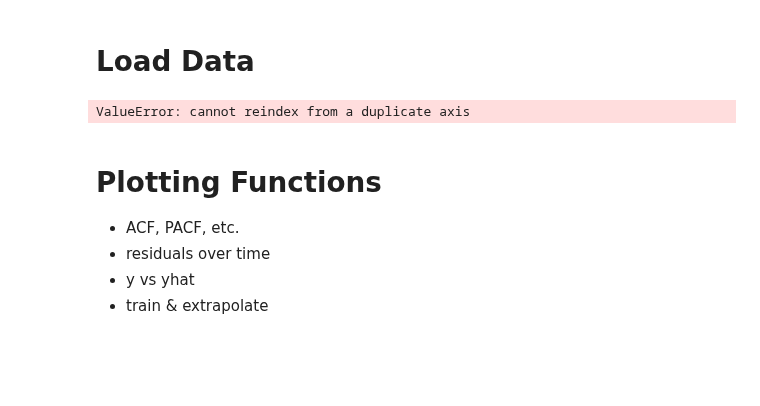
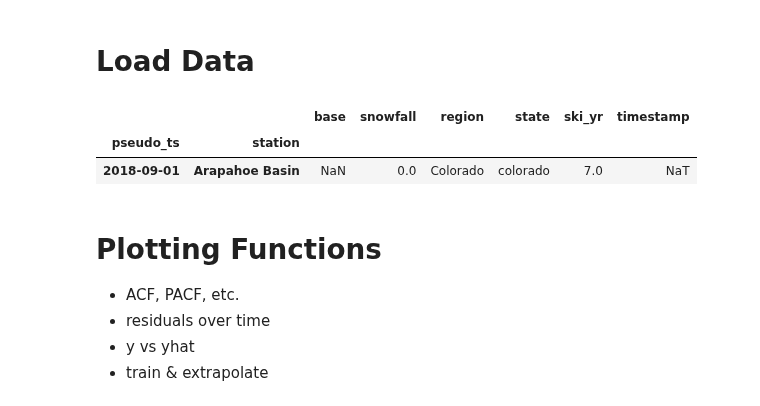
Before and after one commit to chrisoyer/ski-snow-modeling, a Jupyter notebook: src/analysis/snow_ts_analysis.ipynb, the cells around one changed output. Saved outputs shown, nothing was run; the diff lists cells and outputs as text; code cells hidden in the pictures; blank space fills up the shorter version.

```diff
--- a/src/analysis/snow_ts_analysis.ipynb
+++ b/src/analysis/snow_ts_analysis.ipynb
@@ -60,11 +58,3 @@ def resample_by_month(df, time_col):
                    f'{other_time_col}': 'first'})
             )
     return month
-# %%
-month_ts_df = (resample_by_month(long_series_df, 'pseudo_ts')
-               .reset_index(level='station'))
-month_ts_df = month_ts_df.asfreq('M')
-g = sns.lineplot(data=month_ts_df.reset_index(), x='pseudo_ts', y='base')
-g.set_title("TS on Monthly basis");
-# %% [output]
-ValueError: cannot reindex from a duplicate axis
@@ -80,3 +80,9 @@ co_base_ts_valuearr = co_base_ts.values[:,0].astype(np.single)
+# %%
+co_base_ts[co_base_ts.base.isna()]
+# %% [output]
+|  |  | base | snowfall | region | state | ski_yr | timestamp |
+| pseudo_ts | station |  |  |  |  |  |  |
+| 2018-09-01 | Arapahoe Basin | NaN | 0.0 | Colorado | colorado | 7.0 | NaT |
 # %% [markdown]
 # Plotting Functions
 * ACF, PACF, etc.
```
Also changed, not shown: parts of 15 cells of this notebook, 3 other files.
